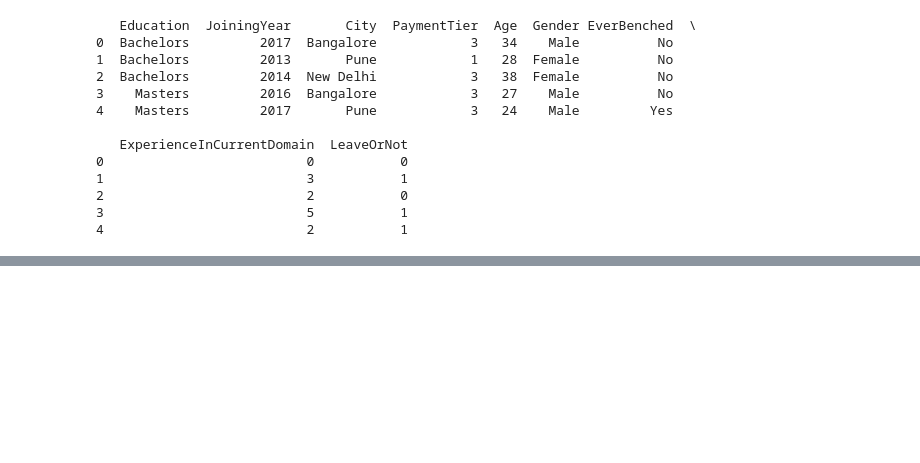
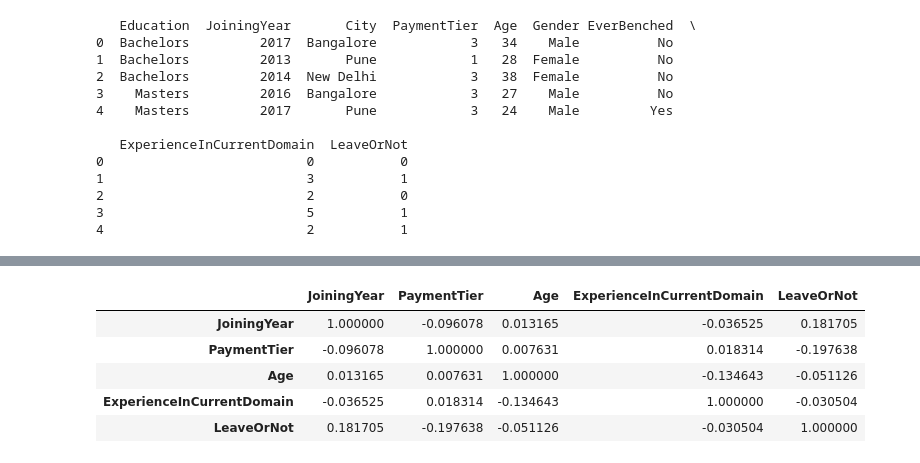
Before and after one commit to TDT1401/Fundamentals_of_Artificial_Intelligence, a Jupyter notebook: dataset_analysis/employee.ipynb, the cells around one changed output, grey strips where cells are left out. Saved outputs shown, nothing was run; the diff lists cells and outputs as text; code cells hidden in the pictures; blank space fills up the shorter version.

```diff
--- a/dataset_analysis/employee.ipynb
+++ b/dataset_analysis/employee.ipynb
@@ -59,0 +126,11 @@ max       1.000000
+# %%
+# Tương quan (correlation)
+
+df.corr(numeric_only=True)
+# %% [output]
+|  | JoiningYear | PaymentTier | Age | ExperienceInCurrentDomain | LeaveOrNot |
+| JoiningYear | 1.000000 | -0.096078 | 0.013165 | -0.036525 | 0.181705 |
+| PaymentTier | -0.096078 | 1.000000 | 0.007631 | 0.018314 | -0.197638 |
+| Age | 0.013165 | 0.007631 | 1.000000 | -0.134643 | -0.051126 |
+| ExperienceInCurrentDomain | -0.036525 | 0.018314 | -0.134643 | 1.000000 | -0.030504 |
+| LeaveOrNot | 0.181705 | -0.197638 | -0.051126 | -0.030504 | 1.000000 |
```
Also changed, not shown: parts of 22 cells of this notebook.
